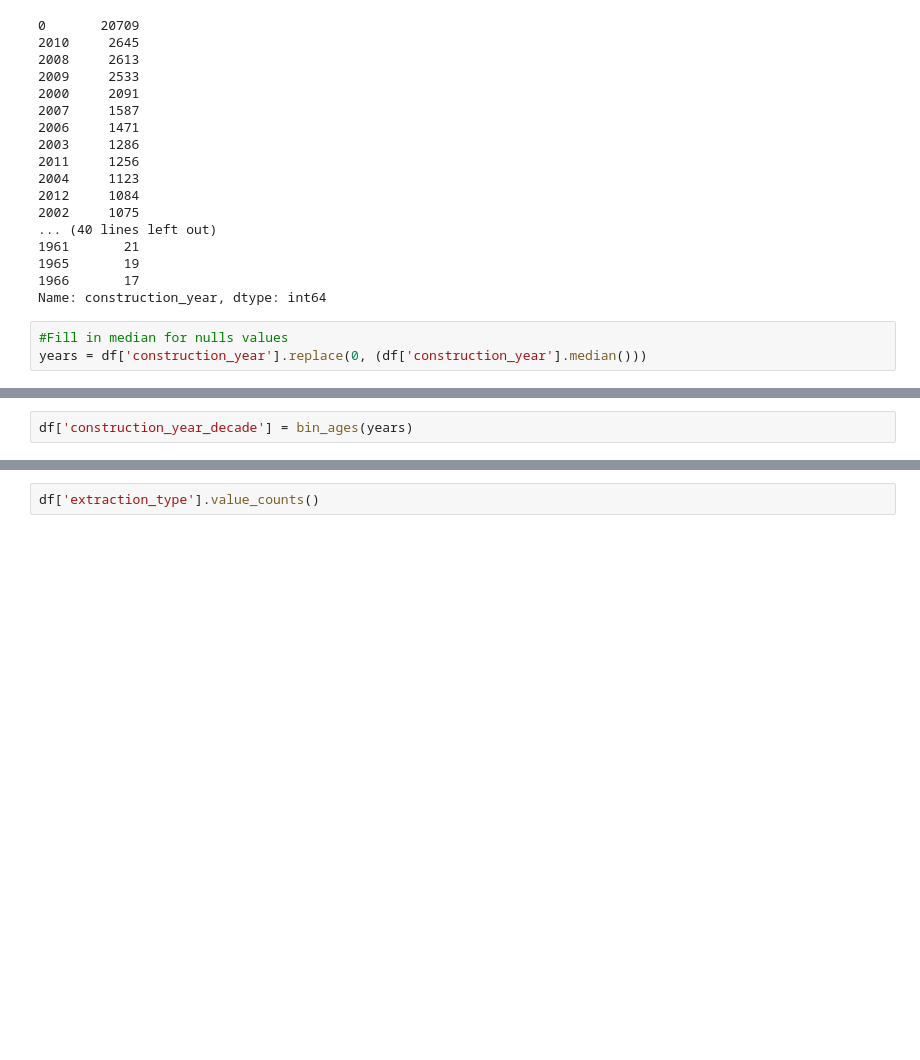
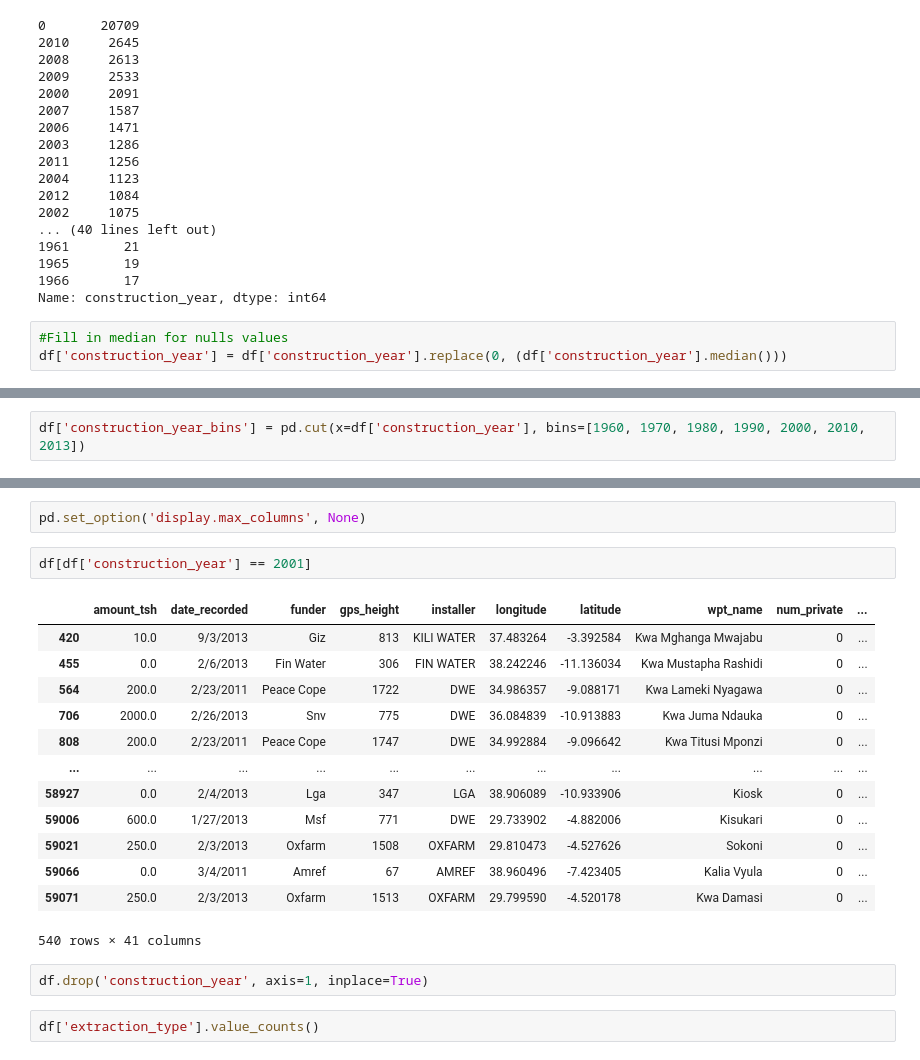
Before and after one commit to OlgertHasko/Tanzanian-Water-Wells, a Jupyter notebook: EDA - Hatice.ipynb, the cells around one changed output, grey strips where cells are left out. Drawn from its saved outputs; the diff is of its cells as text; blank space fills up the shorter version.

Commit message:
Changes to Years

```diff
--- a/EDA - Hatice.ipynb
+++ b/EDA - Hatice.ipynb
@@ -127,4 +107,4 @@ df['construction_year'].value_counts()
 Name: construction_year, dtype: int64
 # %%
 #Fill in median for nulls values
-years = df['construction_year'].replace(0, (df['construction_year'].median()))
+df['construction_year'] = df['construction_year'].replace(0, (df['construction_year'].median()))
@@ -163,2 +111,2 @@ Name: construction_year, dtype: int64
-# %%
-df['construction_year_decade'] = bin_ages(years)
+# %%
+df['construction_year_bins'] = pd.cut(x=df['construction_year'], bins=[1960, 1970, 1980, 1990, 2000, 2010, 2013])
@@ -165,3 +129,23 @@ df['construction_year_decade'] = bin_ages(years)
+# %%
+pd.set_option('display.max_columns', None)
+# %%
+df[df['construction_year'] == 2001]
+# %% [output]
+|  | amount_tsh | date_recorded | funder | gps_height | installer | longitude | latitude | wpt_name | num_private | ... |
+| 420 | 10.0 | 9/3/2013 | Giz | 813 | KILI WATER | 37.483264 | -3.392584 | Kwa Mghanga Mwajabu | 0 | ... |
+| 455 | 0.0 | 2/6/2013 | Fin Water | 306 | FIN WATER | 38.242246 | -11.136034 | Kwa Mustapha Rashidi | 0 | ... |
+| 564 | 200.0 | 2/23/2011 | Peace Cope | 1722 | DWE | 34.986357 | -9.088171 | Kwa Lameki Nyagawa | 0 | ... |
+| 706 | 2000.0 | 2/26/2013 | Snv | 775 | DWE | 36.084839 | -10.913883 | Kwa Juma Ndauka | 0 | ... |
+| 808 | 200.0 | 2/23/2011 | Peace Cope | 1747 | DWE | 34.992884 | -9.096642 | Kwa Titusi Mponzi | 0 | ... |
+| ... | ... | ... | ... | ... | ... | ... | ... | ... | ... | ... |
+| 58927 | 0.0 | 2/4/2013 | Lga | 347 | LGA | 38.906089 | -10.933906 | Kiosk | 0 | ... |
+| 59006 | 600.0 | 1/27/2013 | Msf | 771 | DWE | 29.733902 | -4.882006 | Kisukari | 0 | ... |
+| 59021 | 250.0 | 2/3/2013 | Oxfarm | 1508 | OXFARM | 29.810473 | -4.527626 | Sokoni | 0 | ... |
+| 59066 | 0.0 | 3/4/2011 | Amref | 67 | AMREF | 38.960496 | -7.423405 | Kalia Vyula | 0 | ... |
+| 59071 | 250.0 | 2/3/2013 | Oxfarm | 1513 | OXFARM | 29.799590 | -4.520178 | Kwa Damasi | 0 | ... |
+540 rows × 41 columns
+# %%
+df.drop('construction_year', axis=1, inplace=True)
 # %%
 df['extraction_type'].value_counts()
 # %% [output]
```
Also changed, not shown: parts of 5 cells of this notebook.
